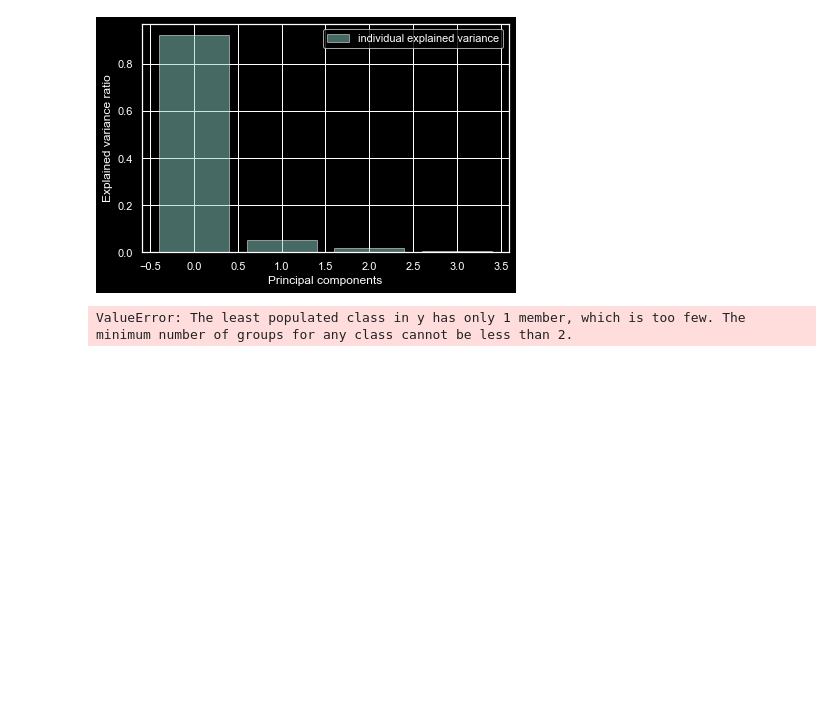
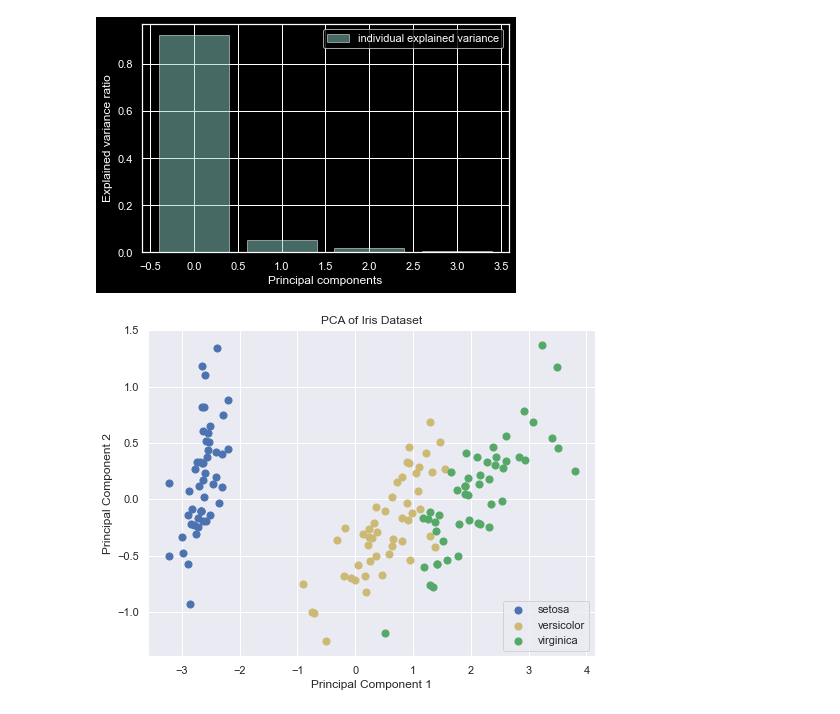
Before and after one commit to JTohall/Machine_Learning_and_Statistics, a Jupyter notebook: Tasks.ipynb, the cells around one changed output. Drawn from its saved outputs; the diff is of its cells as text; code cells hidden in the pictures; blank space fills up the shorter version.

```diff
--- a/Tasks.ipynb
+++ b/Tasks.ipynb
@@ -970,4 +974,0 @@ X_new=pca.fit_transform(X)
-# %%
-X_train_new, X_test_new, y_train, y_test = train_test_split(X_new, y, test_size = 0.3, random_state=20, stratify=y)
-# %% [output]
-ValueError: The least populated class in y has only 1 member, which is too few. The minimum number of groups for any class cannot be less than 2.
@@ -973,0 +980,24 @@ ValueError: The least populated class in y has only 1 member, which is too few.
+# %%
+# Separate features and target variable
+
+features = ids.drop('class', axis=1)
+target = ids['class']
+# %%
+# Scatterplot of results
+
+plt.figure(figsize=(8, 6))
+species = target.unique()
+colors = ['b', 'y', 'g']
+for species, color in zip(species, colors):
+    indices_to_keep = final_ids['class'] == species
+    plt.scatter(final_ids.loc[indices_to_keep, 'Principal Component 1'],
+                final_ids.loc[indices_to_keep, 'Principal Component 2'],
+                c=color, s=50, label=species)
+
+plt.xlabel('Principal Component 1')
+plt.ylabel('Principal Component 2')
+plt.legend()
+plt.title('PCA of Iris Dataset')
+plt.show()
+# %% [output]
+[figure, added]
```
Also changed, not shown: parts of 12 cells of this notebook.
